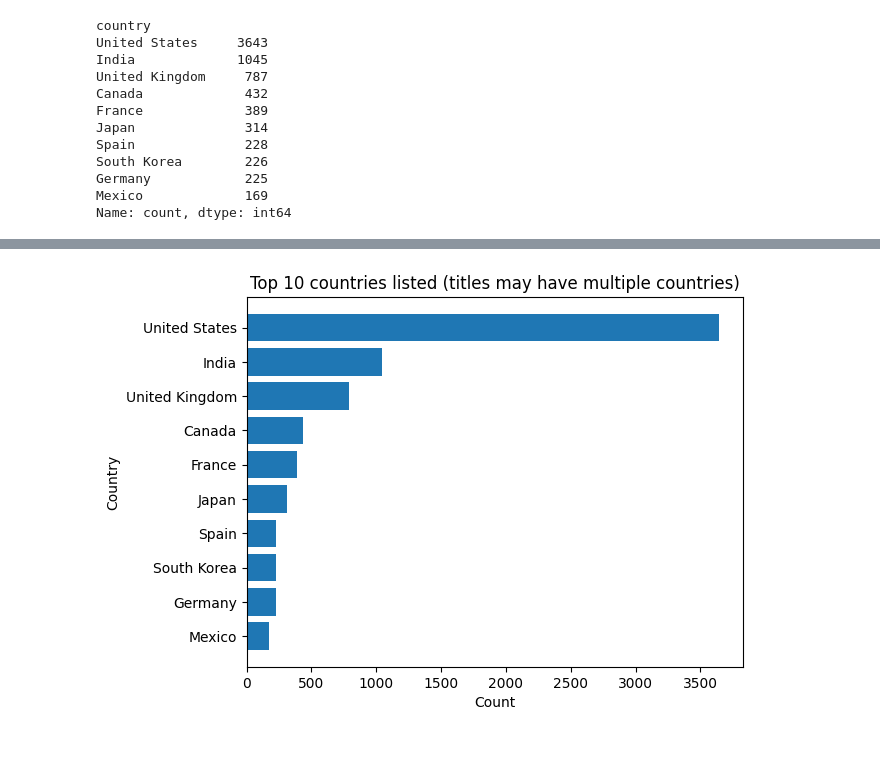
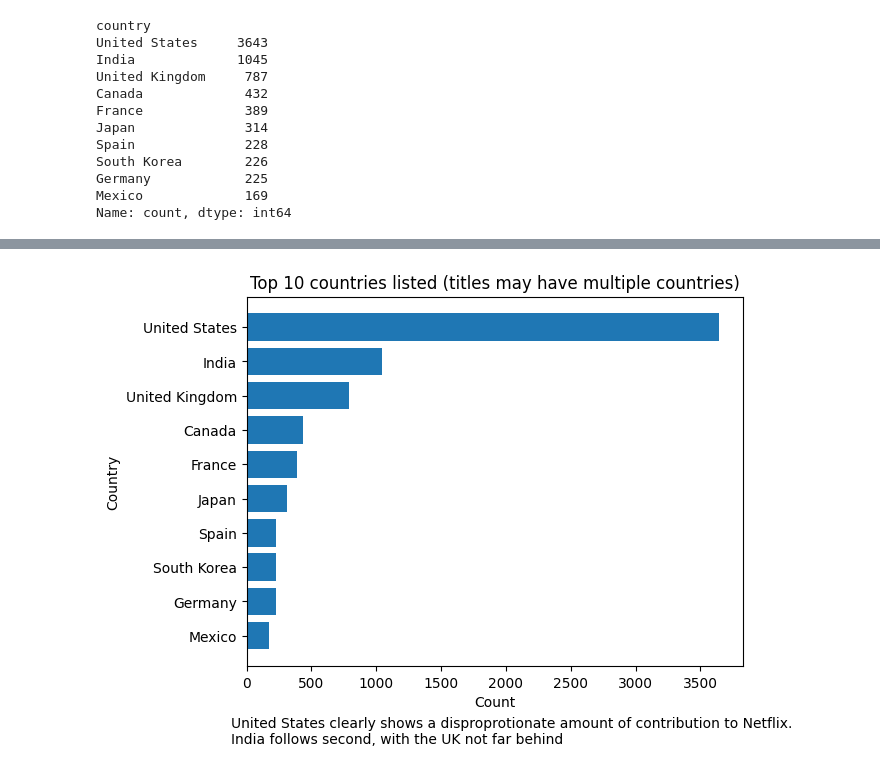
Before and after one commit to AlantheG21/4379_Assignment1, a Jupyter notebook: notebooks/analysis.ipynb, the cells around one changed output, grey strips where cells are left out. Saved outputs shown, nothing was run; the diff lists cells and outputs as text; code cells hidden in the pictures.

```diff
--- a/notebooks/analysis.ipynb
+++ b/notebooks/analysis.ipynb
@@ -103,7 +109,8 @@ def split_countries(countries_string):
         clean_list.append(c.strip())
     return clean_list
 # %%
-df_clean["country_list"] = df_clean["country"].apply(split_countries)
+df_clean["country"] = df_clean["country"].apply(split_countries)
+df_clean = df_clean.explode("country")
 df_clean.head(5)
 # %% [output]
 |  | show_id | type | title | director | cast | country | date_added | release_year | rating | duration | ... |
@@ -136,12 +147,14 @@ Name: count, dtype: int64
 # %%
 plt.figure()
 plt.barh(top_countries.index[::-1], top_countries.values[::-1])
 plt.xlabel("Count")
 plt.ylabel("Country")
 plt.title("Top 10 countries listed (titles may have multiple countries)")
+plt.figtext(0.1,-0.05,"United States clearly shows a disproprotionate amount of contribution to Netflix. \nIndia follows second, with the UK " \
+"not far behind")
 plt.show()
 # %% [output]
-[figure, old version]
+[figure, new version]
 # %%
 top_3_countries = top_countries.head(3).index.tolist()
 mask = df_clean["country"].isin(top_3_countries)
```
Also changed, not shown: parts of 5 cells of this notebook.
